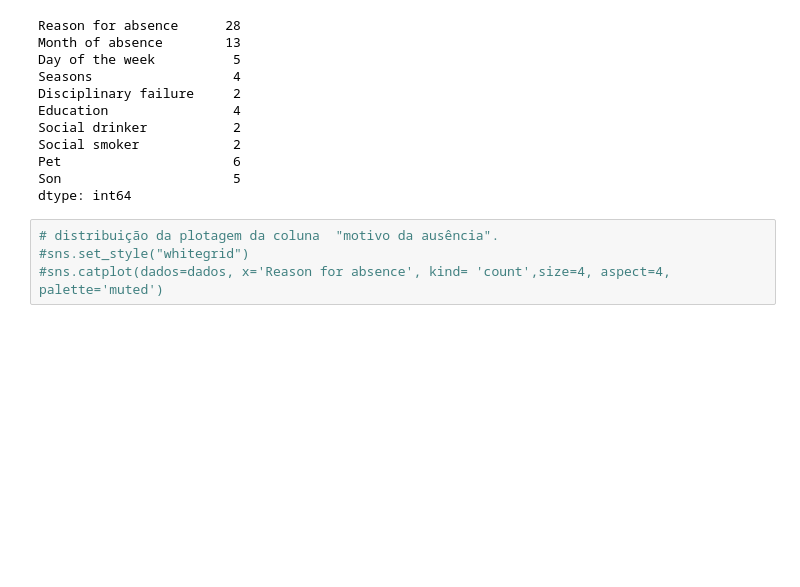
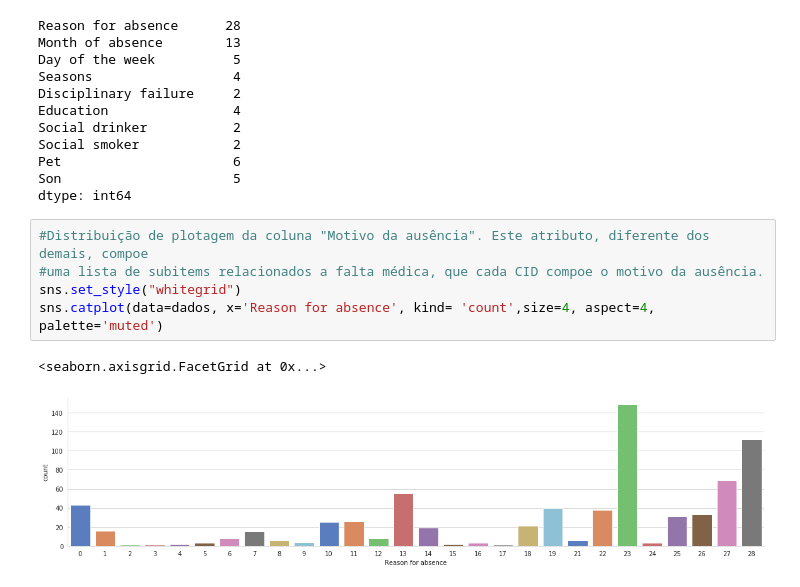
Before and after one commit to andersonnq02/Projeto_ModeloDescritivo, a Jupyter notebook: Projeto.ipynb, the cells around one changed output. Saved outputs shown, nothing was run; the diff lists cells and outputs as text; blank space fills up the shorter version.

```diff
--- a/Projeto.ipynb
+++ b/Projeto.ipynb
@@ -85,8 +72,12 @@ Pet                      6
 Son                      5
 dtype: int64
 # %%
-# distribuição da plotagem da coluna  "motivo da ausência".
-#sns.set_style("whitegrid")
-#sns.catplot(dados=dados, x='Reason for absence', kind= 'count',size=4, aspect=4, palette='muted')
+#Distribuição de plotagem da coluna "Motivo da ausência". Este atributo, diferente dos demais, compoe
+#uma lista de subitems relacionados a falta médica, que cada CID compoe o motivo da ausência.
+sns.set_style("whitegrid")
+sns.catplot(data=dados, x='Reason for absence', kind= 'count',size=4, aspect=4, palette='muted')
+# %% [output]
+<seaborn.axisgrid.FacetGrid at 0x...>
+[figure, added]
 # %%
 #Plotar a distribuição dos atributos numéricos
```
Also changed, not shown: parts of 61 cells of this notebook.
